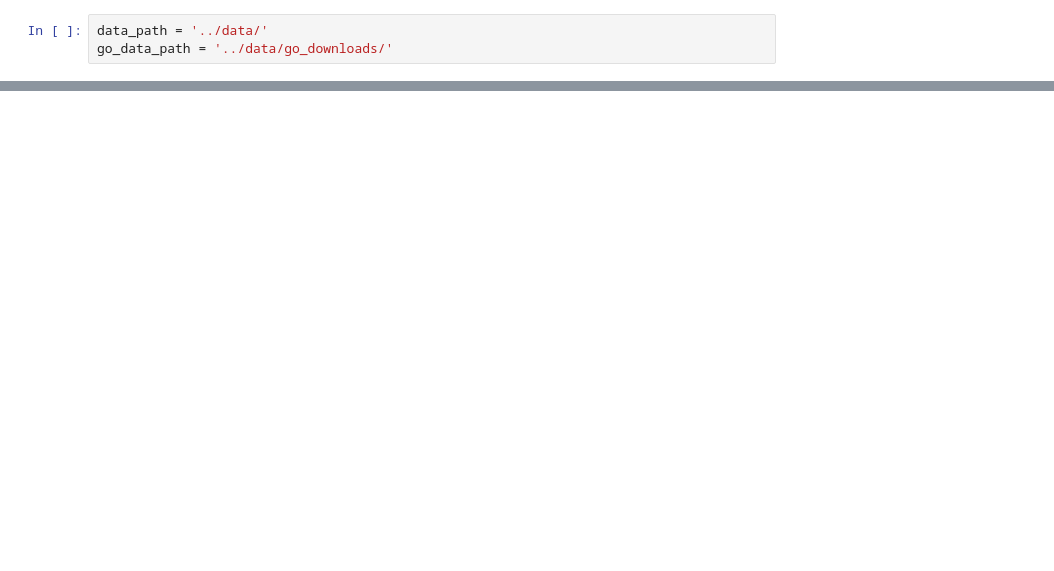
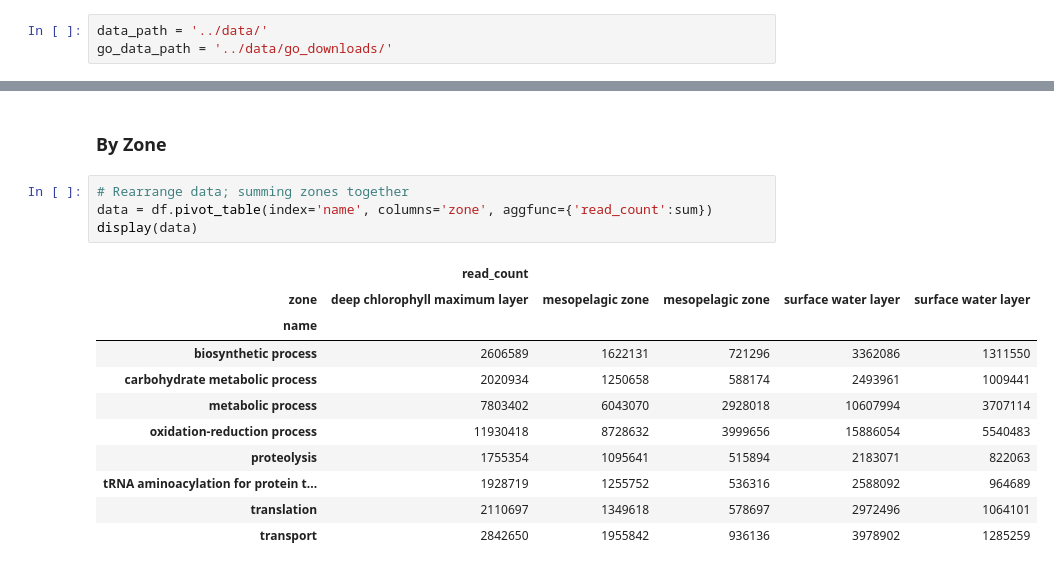
Before and after one commit to dustinmichels/biol338-genomics, a Jupyter notebook: final-project/analysis/Data Analysis.ipynb, the cells around one changed output, grey strips where cells are left out. Cells and saved outputs as stored; diff of their text form; blank space fills up the shorter version.

```diff
--- a/final-project/analysis/Data Analysis.ipynb
+++ b/final-project/analysis/Data Analysis.ipynb
@@ -81,0 +131,18 @@ df.iloc[:10]
+# %% [markdown]
+### By Zone
+# %%
+# Rearrange data; summing zones together
+data = df.pivot_table(index='name', columns='zone', aggfunc={'read_count':sum})
+display(data)
+# %% [output]
+|  | read_count |  |  |  |  |
+| zone | deep chlorophyll maximum layer | mesopelagic zone | mesopelagic zone | surface water layer | surface water layer |
+| name |  |  |  |  |  |
+| biosynthetic process | 2606589 | 1622131 | 721296 | 3362086 | 1311550 |
+| carbohydrate metabolic process | 2020934 | 1250658 | 588174 | 2493961 | 1009441 |
+| metabolic process | 7803402 | 6043070 | 2928018 | 10607994 | 3707114 |
+| oxidation-reduction process | 11930418 | 8728632 | 3999656 | 15886054 | 5540483 |
+| proteolysis | 1755354 | 1095641 | 515894 | 2183071 | 822063 |
+| tRNA aminoacylation for protein t... | 1928719 | 1255752 | 536316 | 2588092 | 964689 |
+| translation | 2110697 | 1349618 | 578697 | 2972496 | 1064101 |
+| transport | 2842650 | 1955842 | 936136 | 3978902 | 1285259 |
```
Also changed, not shown: parts of 26 cells of this notebook, 3 other files.
